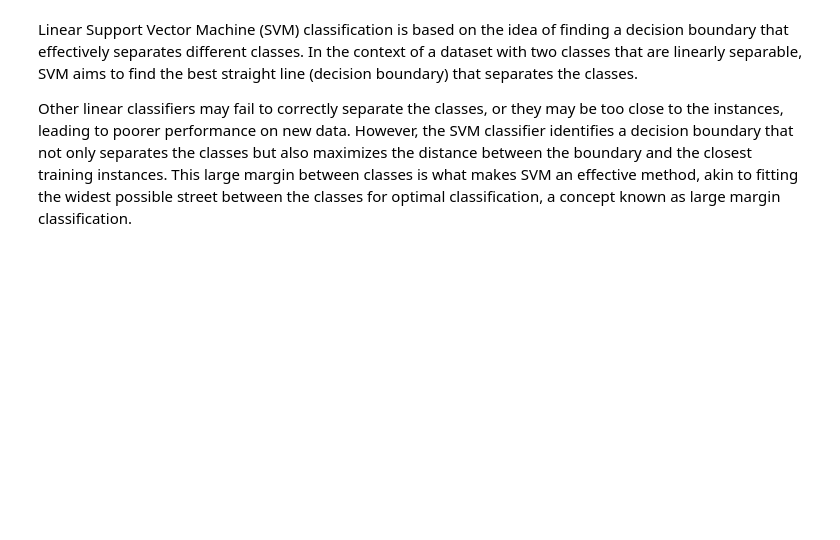
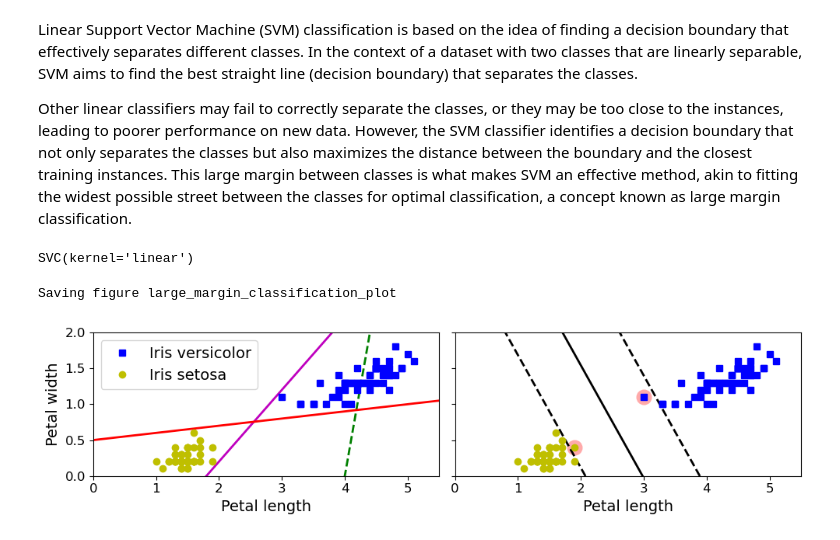
Before and after one commit to d-t-n/hands-on-ml, a Jupyter notebook: 05-Support_Vector_Machines.ipynb, the cells around one changed output. Drawn from its saved outputs; the diff is of its cells as text; code cells hidden in the pictures; blank space fills up the shorter version.

```diff
--- a/05-Support_Vector_Machines.ipynb
+++ b/05-Support_Vector_Machines.ipynb
@@ -10,3 +47,71 @@ SVMs excel in classifying complex datasets of small to medium size. This chapter
 Linear Support Vector Machine (SVM) classification is based on the idea of finding a decision boundary that effectively separates different classes. In the context of a dataset with two classes that are linearly separable, SVM aims to find the best straight line (decision boundary) that separates the classes.
 
 Other linear classifiers may fail to correctly separate the classes, or they may be too close to the instances, leading to poorer performance on new data. However, the SVM classifier identifies a decision boundary that not only separates the classes but also maximizes the distance between the boundary and the closest training instances. This large margin between classes is what makes SVM an effective method, akin to fitting the widest possible street between the classes for optimal classification, a concept known as large margin classification.
+# %%
+from sklearn.svm import SVC
+from sklearn import datasets
+
+iris = datasets.load_iris()
+X = iris["data"][:, (2, 3)]  # petal length, petal width
+y = iris["target"]
+
+setosa_or_versicolor = (y == 0) | (y == 1)
+X = X[setosa_or_versicolor]
+y = y[setosa_or_versicolor]
+
+# SVM Classifier model
+svm_clf = SVC(kernel="linear", C=float(1.0))  # Set C to a valid positive float value
+svm_clf.fit(X, y)
+# %% [output]
+SVC(kernel='linear')
+# %%
+# Bad models
+x0 = np.linspace(0, 5.5, 200)
+pred_1 = 5*x0 - 20
+pred_2 = x0 - 1.8
+pred_3 = 0.1 * x0 + 0.5
+
+def plot_svc_decision_boundary(svm_clf, xmin, xmax):
+    w = svm_clf.coef_[0]
+    b = svm_clf.intercept_[0]
+
+    # At the decision boundary, w0*x0 + w1*x1 + b = 0
+    # => x1 = -w0/w1 * x0 - b/w1
+    x0 = np.linspace(xmin, xmax, 200)
+    decision_boundary = -w[0]/w[1] * x0 - b/w[1]
+
+    margin = 1/w[1]
+    gutter_up = decision_boundary + margin
+    gutter_down = decision_boundary - margin
+
+    svs = svm_clf.support_vectors_
+    plt.scatter(svs[:, 0], svs[:, 1], s=180, facecolors='#FFAAAA')
+    plt.plot(x0, decision_boundary, "k-", linewidth=2)
+    plt.plot(x0, gutter_up, "k--", linewidth=2)
+    plt.plot(x0, gutter_down, "k--", linewidth=2)
+
+fig, axes = plt.subplots(ncols=2, figsize=(10,2.7), sharey=True)
+
+plt.sca(axes[0])
+plt.plot(x0, pred_1, "g--", linewidth=2)
+plt.plot(x0, pred_2, "m-", linewidth=2)
+plt.plot(x0, pred_3, "r-", linewidth=2)
+plt.plot(X[:, 0][y==1], X[:, 1][y==1], "bs", label="Iris versicolor")
+plt.plot(X[:, 0][y==0], X[:, 1][y==0], "yo", label="Iris setosa")
+plt.xlabel("Petal length", fontsize=14)
+plt.ylabel("Petal width", fontsize=14)
+plt.legend(loc="upper left", fontsize=14)
+plt.axis([0, 5.5, 0, 2])
+
+plt.sca(axes[1])
+plot_svc_decision_boundary(svm_clf, 0, 5.5)
+plt.plot(X[:, 0][y==1], X[:, 1][y==1], "bs")
+plt.plot(X[:, 0][y==0], X[:, 1][y==0], "yo")
+plt.xlabel("Petal length", fontsize=14)
+plt.axis([0, 5.5, 0, 2])
+
+save_fig("large_margin_classification_plot")
+plt.show()
+# %% [output]
+Saving figure large_margin_classification_plot
+[figure, added]
```
Also changed, not shown: parts of 1 cell of this notebook.
